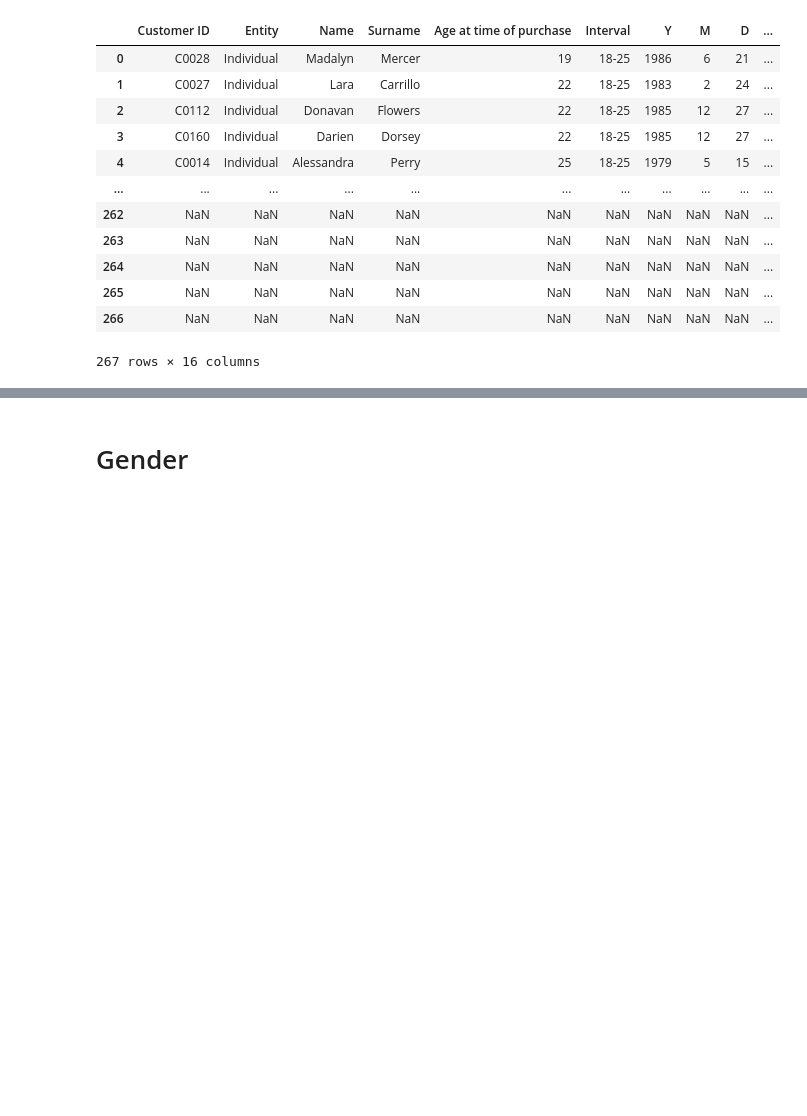
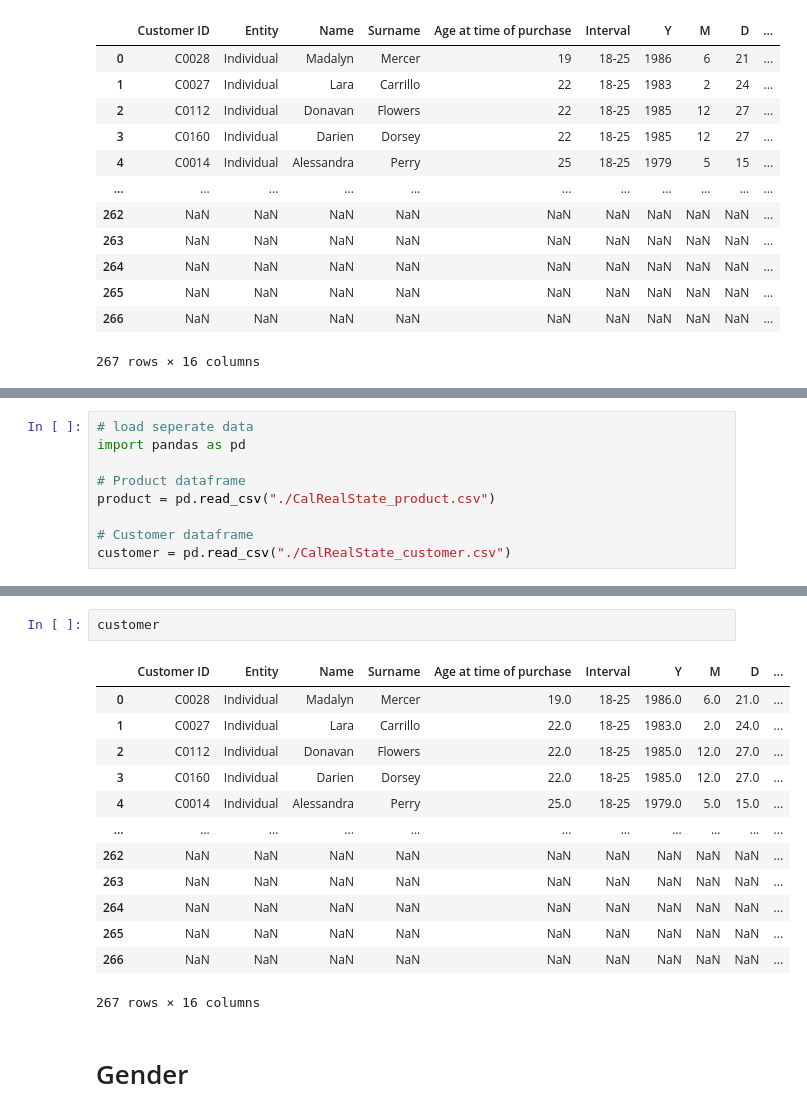
Before and after one commit to Rumaan-Kaisar/DataScience, a Jupyter notebook: Stat_ch1_dscptv/ch1_descriptive_stat_P2_prctc.ipynb, the cells around one changed output, grey strips where cells are left out. Cells and saved outputs as stored; diff of their text form; blank space fills up the shorter version.

```diff
--- a/Stat_ch1_dscptv/ch1_descriptive_stat_P2_prctc.ipynb
+++ b/Stat_ch1_dscptv/ch1_descriptive_stat_P2_prctc.ipynb
@@ -358,2 +357,11 @@ customer
 product.to_csv("CalRealState_product.csv", index=False)
 customer.to_csv("CalRealState_customer.csv", index=False)
+# %%
+# load seperate data
+import pandas as pd
+
+# Product dataframe
+product = pd.read_csv("./CalRealState_product.csv")
+
+# Customer dataframe
+customer = pd.read_csv("./CalRealState_customer.csv")
@@ -360,3 +402,19 @@ customer.to_csv("CalRealState_customer.csv", index=False)
+# %%
+customer
+# %% [output]
+|  | Customer ID | Entity | Name | Surname | Age at time of purchase | Interval | Y | M | D | ... |
+| 0 | C0028 | Individual | Madalyn | Mercer | 19.0 | 18-25 | 1986.0 | 6.0 | 21.0 | ... |
+| 1 | C0027 | Individual | Lara | Carrillo | 22.0 | 18-25 | 1983.0 | 2.0 | 24.0 | ... |
+| 2 | C0112 | Individual | Donavan | Flowers | 22.0 | 18-25 | 1985.0 | 12.0 | 27.0 | ... |
+| 3 | C0160 | Individual | Darien | Dorsey | 22.0 | 18-25 | 1985.0 | 12.0 | 27.0 | ... |
+| 4 | C0014 | Individual | Alessandra | Perry | 25.0 | 18-25 | 1979.0 | 5.0 | 15.0 | ... |
+| ... | ... | ... | ... | ... | ... | ... | ... | ... | ... | ... |
+| 262 | NaN | NaN | NaN | NaN | NaN | NaN | NaN | NaN | NaN | ... |
+| 263 | NaN | NaN | NaN | NaN | NaN | NaN | NaN | NaN | NaN | ... |
+| 264 | NaN | NaN | NaN | NaN | NaN | NaN | NaN | NaN | NaN | ... |
+| 265 | NaN | NaN | NaN | NaN | NaN | NaN | NaN | NaN | NaN | ... |
+| 266 | NaN | NaN | NaN | NaN | NaN | NaN | NaN | NaN | NaN | ... |
+267 rows × 16 columns
 # %% [markdown]
 # Gender
 # %%
```
Also changed, not shown: parts of 6 cells of this notebook.
